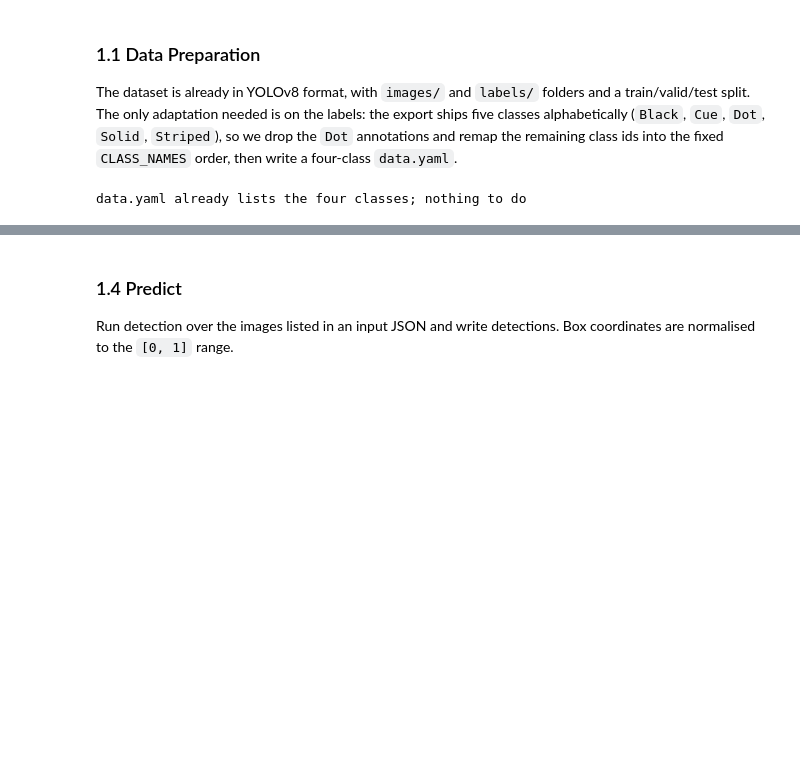
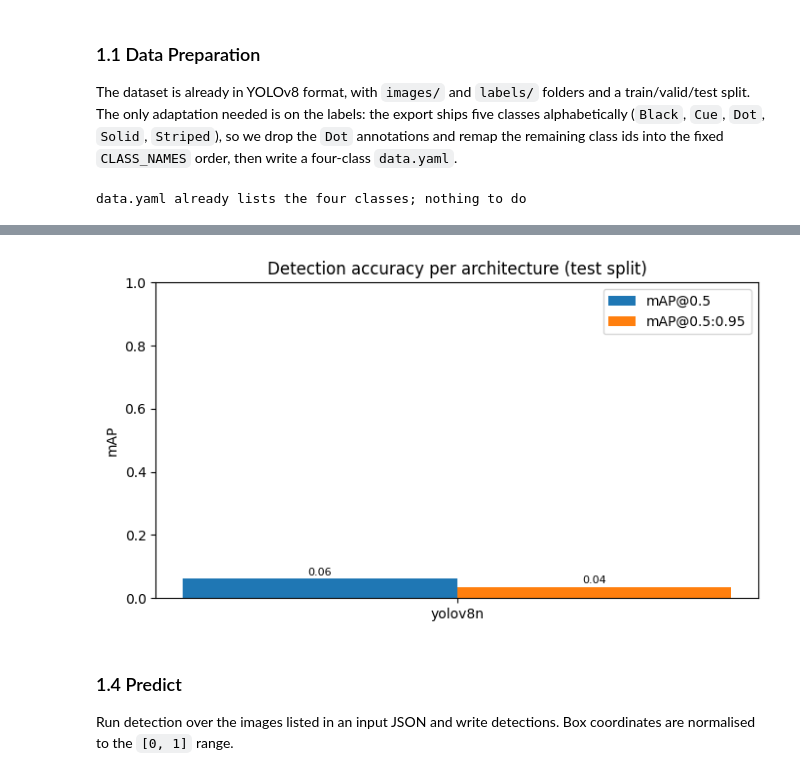
Before and after one commit to artmear/ComputerVision, a Jupyter notebook: task3/task3.ipynb, the cells around one changed output, grey strips where cells are left out. Saved outputs shown, nothing was run; the diff lists cells and outputs as text; code cells hidden in the pictures; blank space fills up the shorter version.

```diff
--- a/task3/task3.ipynb
+++ b/task3/task3.ipynb
@@ -185,3 +222,25 @@ AP@0.5 [black]: 0.9178
+# %%
+# bar chart comparing the architectures (handy for the report)
+names = list(comparison)
+x = np.arange(len(names))
+width = 0.35
+
+fig, ax = plt.subplots(figsize=(7, 4))
+ax.bar(x - width / 2, [comparison[n]["map50"] for n in names], width, label="mAP@0.5")
+ax.bar(x + width / 2, [comparison[n]["map"] for n in names], width, label="mAP@0.5:0.95")
+ax.set_xticks(x)
+ax.set_xticklabels(names)
+ax.set_ylabel("mAP")
+ax.set_ylim(0, 1)
+ax.set_title("Detection accuracy per architecture (test split)")
+ax.legend()
+for i, n in enumerate(names):
+    ax.text(i - width / 2, comparison[n]["map50"] + 0.01, f"{comparison[n]['map50']:.2f}", ha="center", fontsize=8)
+    ax.text(i + width / 2, comparison[n]["map"] + 0.01, f"{comparison[n]['map']:.2f}", ha="center", fontsize=8)
+plt.tight_layout()
+plt.show()
+# %% [output]
+[figure, added]
 # %% [markdown]
 ### 1.4 Predict
 
```
Also changed, not shown: parts of 10 cells of this notebook, 1 other file.
